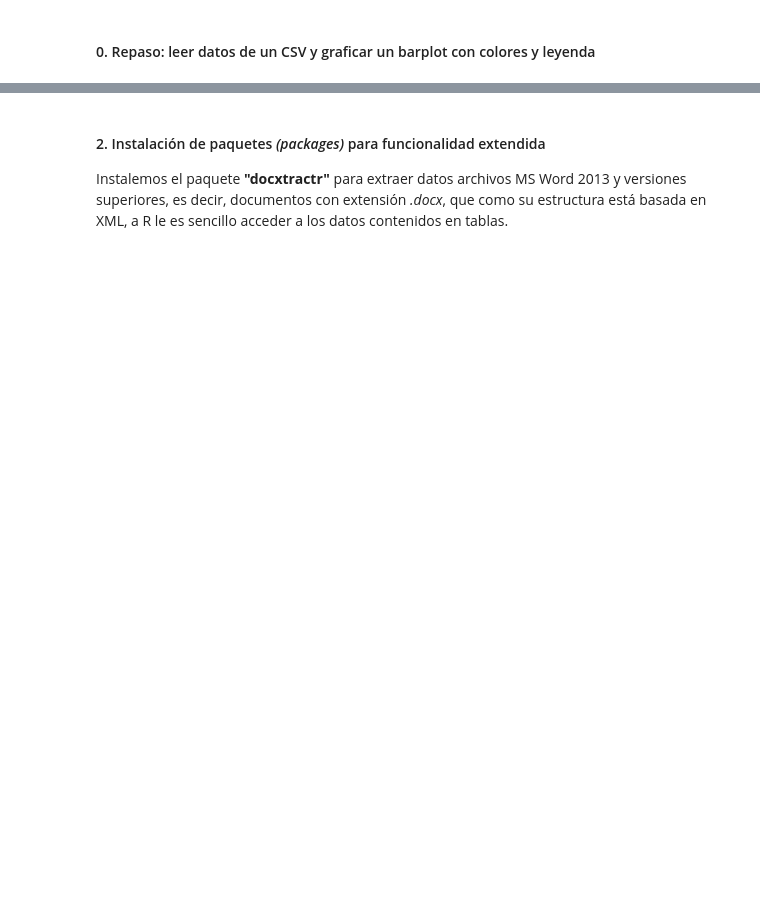
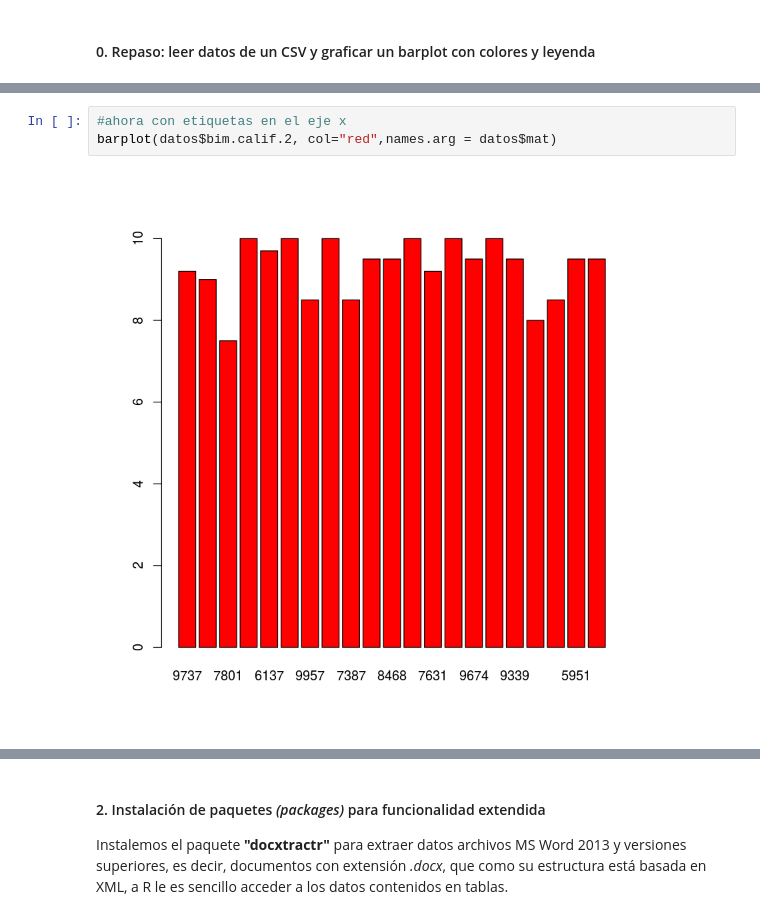
Before and after one commit to juanpedrovasquez/CUCII-StatsEdu, a Jupyter notebook: 02_Apuntes.ipynb, the cells around one changed output, grey strips where cells are left out. Saved outputs shown, nothing was run; the diff lists cells and outputs as text; blank space fills up the shorter version.

Commit message:
ahora ya

```diff
--- a/02_Apuntes.ipynb
+++ b/02_Apuntes.ipynb
@@ -9,0 +37,5 @@
+# %%
+#ahora con etiquetas en el eje x
+barplot(datos$bim.calif.2, col="red",names.arg = datos$mat)
+# %% [output]
+[figure, added]
```
Also changed, not shown: parts of 34 cells of this notebook.
